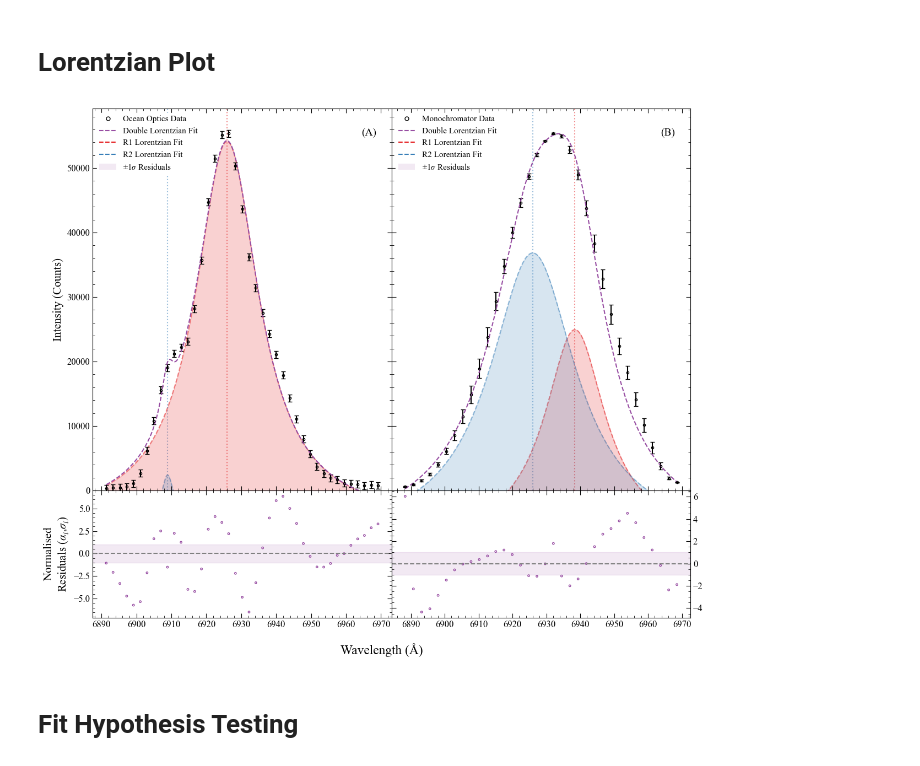
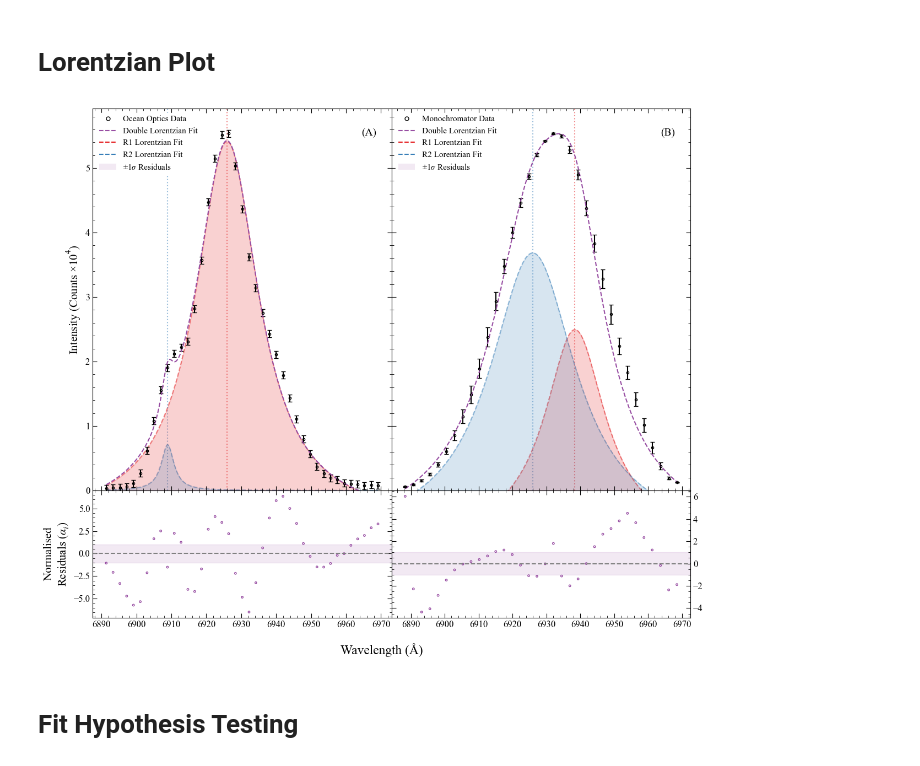
Before and after one commit to Sebastian426/Advanced-Lab-Code, a Jupyter notebook: Main_Results_Plots/Peak_Plots.ipynb, the cells around one changed output. Saved outputs shown, nothing was run; the diff lists cells and outputs as text; code cells hidden in the pictures.

```diff
--- a/Main_Results_Plots/Peak_Plots.ipynb
+++ b/Main_Results_Plots/Peak_Plots.ipynb
@@ -396,6 +396,7 @@ legend_elements_voigt_ocean = [data_legend("Ocean Optics Data")] + common_voigt_
 legend_elements_voigt_mono = [data_legend("Monochromator Data")] + common_voigt_legend
 
 angstrom_scalefactor = 10
+counts_scalefactor = 1e-4
 # %%
 pc_savepath_voigt_peakshape = r"C:\Users\User\Documents\Durham Work\Year 3\Advanced_Lab\Report\Figures\voigt_peakshape.png"
 laptop_savepath_voigt_peakshape = r"C:\Users\sebas\Documents\Durham Work\Year 3\Advanced Lab\Report Figures\voigt_peakshape.png"
@@ -711,7 +712,7 @@ gs = fig.add_gridspec(
 ax_main_ocean = fig.add_subplot(gs[0, 0])
 ax_res_ocean = fig.add_subplot(gs[1, 0], sharex=ax_main_ocean)
 
-ax_main_ocean.set_ylim([0, 1.07 * np.max(y_ocean_masked)])
+ax_main_ocean.set_ylim([0, 1.07 * np.max(y_ocean_masked)*counts_scalefactor])
 
 ax_main_mono = fig.add_subplot(gs[0, 1], sharey=ax_main_ocean)
 ax_res_mono = fig.add_subplot(gs[1, 1], sharex=ax_main_mono)
@@ -741,26 +742,26 @@ for ax, xdata, x_fit, ydata, yfit, R1, R1_centre, R2, R2_centre, yerror in zip([
                                                                                [pop_R2_ocean_gauss[1],pop_R2_mono_gauss[1]], #R2_centre
                                                                                [y_err_ocean_masked, y_err_mono_masked] #yerror
                                                                                ):
-    ax.errorbar(xdata * angstrom_scalefactor, ydata, yerr=yerror,
+    ax.errorbar(xdata * angstrom_scalefactor, ydata*counts_scalefactor, yerr=yerror*counts_scalefactor,
                 color="black", linestyle="none", marker=marker, markersize=3, markerfacecolor="none", capsize=3)
-    ax.plot(x_fit * angstrom_scalefactor, yfit,
+    ax.plot(x_fit * angstrom_scalefactor, yfit*counts_scalefactor,
             color=fit_colours[0], linestyle="--")
 
-    ax.plot(x_fit * angstrom_scalefactor, R1,
+    ax.plot(x_fit * angstrom_scalefactor, R1*counts_scalefactor,
             color=fit_colours[2], linestyle="--", alpha=0.5, zorder=-1)
     ax.axvline(R1_centre * angstrom_scalefactor, color=fit_colours[2], linestyle=":", alpha=0.5, zorder=-1)
 
-    ax.plot(x_fit * angstrom_scalefactor, R2,
+    ax.plot(x_fit * angstrom_scalefactor, R2*counts_scalefactor,
             color=fit_colours[1], linestyle="--", alpha=0.5, zorder=-1)
     ax.axvline(R2_centre * angstrom_scalefactor, color=fit_colours[1], linestyle=":", alpha=0.5, zorder=-1)
 
-    ax.fill_between(x_fit * angstrom_scalefactor, R1, 0,
+    ax.fill_between(x_fit * angstrom_scalefactor, R1*counts_scalefactor, 0,
                     color=fit_colours[2], alpha=0.2)
 
-    ax.fill_between(x_fit * angstrom_scalefactor, R2, 0,
+    ax.fill_between(x_fit * angstrom_scalefactor, R2*counts_scalefactor, 0,
                     color=fit_colours[1], alpha=0.2)
 
-ax_main_ocean.set_ylabel("Intensity (Counts)")
+ax_main_ocean.set_ylabel("Intensity (Counts $\\times 10^{4}$)")
 
 ax_main_ocean.legend(
     handles=legend_elements_gauss_ocean,
@@ -798,11 +799,11 @@ for ax, xdata, residual in zip(
     ax.axhspan(-1, 1, color=fit_colours[0], alpha=0.12, zorder=-1)
     ax.axhline(0, color="grey", linestyle="--")
 
-ax_res_ocean.set_ylabel("Normalised\nResiduals ($\\alpha_i$,$\\sigma_i$)")
+ax_res_ocean.set_ylabel("Normalised\nResiduals ($\\alpha_i$)")
 
 fig.supxlabel("Wavelength (Å)", y=0.05)
 
-plt.savefig(pc_savepath_gauss_peakshape,
+plt.savefig(laptop_savepath_gauss_peakshape,
             dpi=150,
             bbox_inches="tight")
 plt.show()
@@ -833,7 +834,7 @@ pop_ocean_lor, cov_ocean_lor = curve_fit(lorentzian_model_double,
 
 pop_R1_ocean_lor = [pop_ocean_lor[0], pop_ocean_lor[1], pop_ocean_lor[2], pop_ocean_lor[-1]]
 pop_R2_ocean_lor = [pop_ocean_lor[3], pop_ocean_lor[1] + pop_ocean_lor[4], pop_ocean_lor[5],
-                      pop_ocean_lor[-1]]
+                      0]
 
 R1_ocean_lor = lorentzian_single_model(x_fit_ocean, *pop_R1_ocean_lor)
 R2_ocean_lor = lorentzian_single_model(x_fit_ocean, *pop_R2_ocean_lor)
@@ -1003,7 +1004,7 @@ gs = fig.add_gridspec(
 ax_main_ocean = fig.add_subplot(gs[0, 0])
 ax_res_ocean = fig.add_subplot(gs[1, 0], sharex=ax_main_ocean)
 
-ax_main_ocean.set_ylim([0, 1.07 * np.max(y_ocean_masked)])
+ax_main_ocean.set_ylim([0, 1.07 * np.max(y_ocean_masked)*counts_scalefactor])
 
 ax_main_mono = fig.add_subplot(gs[0, 1], sharey=ax_main_ocean)
 ax_res_mono = fig.add_subplot(gs[1, 1], sharex=ax_main_mono)
@@ -1048,26 +1049,26 @@ for ax, xdata, x_fit, ydata, yfit, R1, R1_centre, R2, R2_centre, yerror in zip([
                                                                                [y_err_ocean_masked, y_err_mono_masked]
                                                                                #yerror
                                                                                ):
-    ax.errorbar(xdata * angstrom_scalefactor, ydata, yerr=yerror,
+    ax.errorbar(xdata * angstrom_scalefactor, ydata*counts_scalefactor, yerr=yerror*counts_scalefactor,
                 color="black", linestyle="none", marker=marker, markersize=3, markerfacecolor="none", capsize=3)
-    ax.plot(x_fit * angstrom_scalefactor, yfit,
+    ax.plot(x_fit * angstrom_scalefactor, yfit*counts_scalefactor,
             color=fit_colours[0], linestyle="--")
 
-    ax.plot(x_fit * angstrom_scalefactor, R1,
+    ax.plot(x_fit * angstrom_scalefactor, R1*counts_scalefactor,
             color=fit_colours[2], linestyle="--", alpha=0.5, zorder=-1)
     ax.axvline(R1_centre * angstrom_scalefactor, color=fit_colours[2], linestyle=":", alpha=0.5, zorder=-1)
 
-    ax.plot(x_fit * angstrom_scalefactor, R2,
+    ax.plot(x_fit * angstrom_scalefactor, R2*counts_scalefactor,
             color=fit_colours[1], linestyle="--", alpha=0.5, zorder=-1)
     ax.axvline(R2_centre * angstrom_scalefactor, color=fit_colours[1], linestyle=":", alpha=0.5, zorder=-1)
 
-    ax.fill_between(x_fit * angstrom_scalefactor, R1, 0,
+    ax.fill_between(x_fit * angstrom_scalefactor, R1*counts_scalefactor, 0,
                     color=fit_colours[2], alpha=0.2)
 
-    ax.fill_between(x_fit * angstrom_scalefactor, R2, 0,
+    ax.fill_between(x_fit * angstrom_scalefactor, R2*counts_scalefactor, 0,
                     color=fit_colours[1], alpha=0.2)
 
-ax_main_ocean.set_ylabel("Intensity (Counts)")
+ax_main_ocean.set_ylabel("Intensity (Counts $\\times 10^{4}$)")
 
 ax_main_ocean.legend(
     handles=legend_elements_lor_ocean,
@@ -1085,36 +1086,36 @@ ax_main_mono.legend(
     frameon=True,
     facecolor="white",
     edgecolor="white",
     framealpha=1.0
 )
 
 ax_main_ocean.text(0.9, 0.95, "(A)", transform=ax_main_ocean.transAxes, va="top")
 ax_main_mono.text(0.9, 0.95, "(B)", transform=ax_main_mono.transAxes, va="top")
 
 ################
 # Residual Plots
 ################
 
 for ax, xdata, residual in zip(
         [ax_res_ocean, ax_res_mono],  #ax
         [x_ocean_masked, x_mono_masked],  #xdata
         [residual_ocean_lor, residual_mono_lor]  #residual
 ):
     ax.scatter(xdata * angstrom_scalefactor, residual,
                color=fit_colours[0], marker=marker, s=6, facecolor="none")
     ax.axhspan(-1, 1, color=fit_colours[0], alpha=0.12, zorder=-1)
     ax.axhline(0, color="grey", linestyle="--")
 
-ax_res_ocean.set_ylabel("Normalised\nResiduals ($\\alpha_i$,$\\sigma_i$)")
+ax_res_ocean.set_ylabel("Normalised\nResiduals ($\\alpha_i$)")
 
 fig.supxlabel("Wavelength (Å)", y=0.05)
 
-plt.savefig(pc_savepath_lorentzian_peakshape,
+plt.savefig(laptop_savepath_lorentzian_peakshape,
             dpi=150,
             bbox_inches="tight")
 plt.show()
 # %% [output]
-[figure, old version]
+[figure, new version]
 # %% [markdown]
 # Fit Hypothesis Testing
 # %%
```
Also changed, not shown: parts of 3 cells of this notebook, 2 other files.
